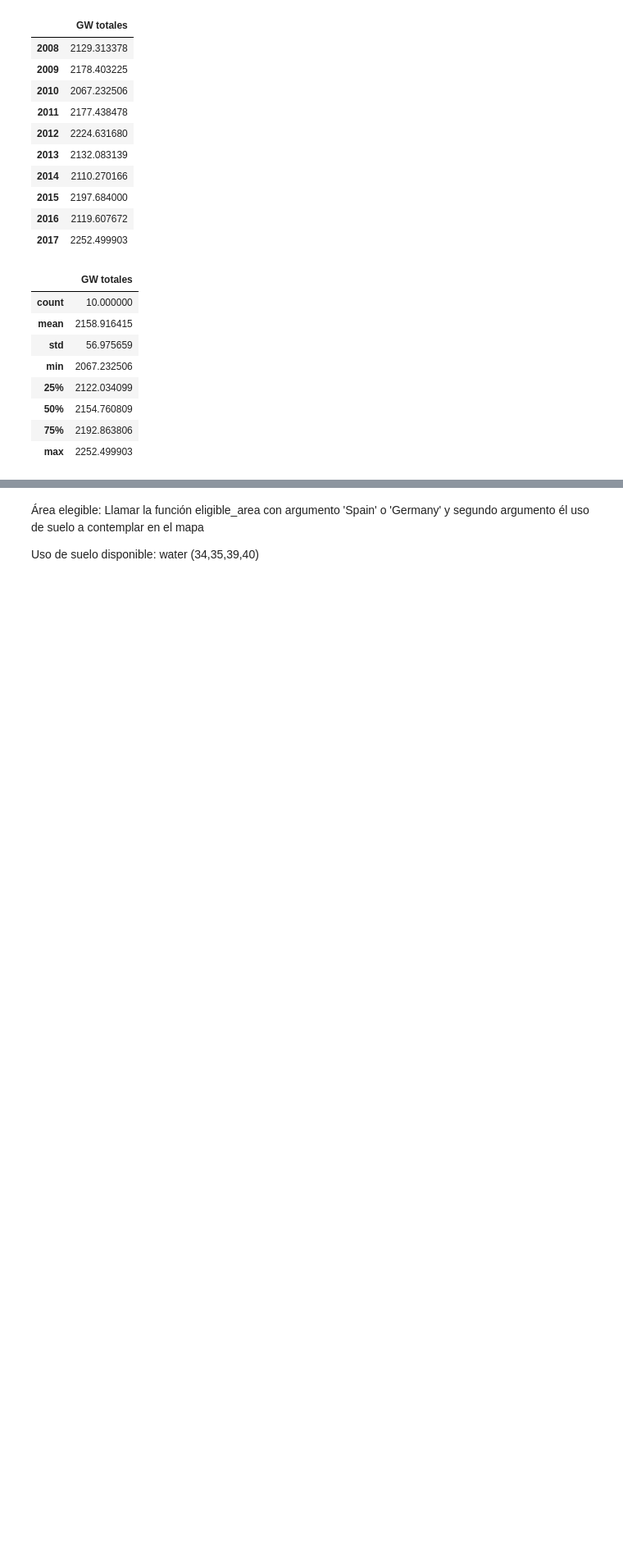
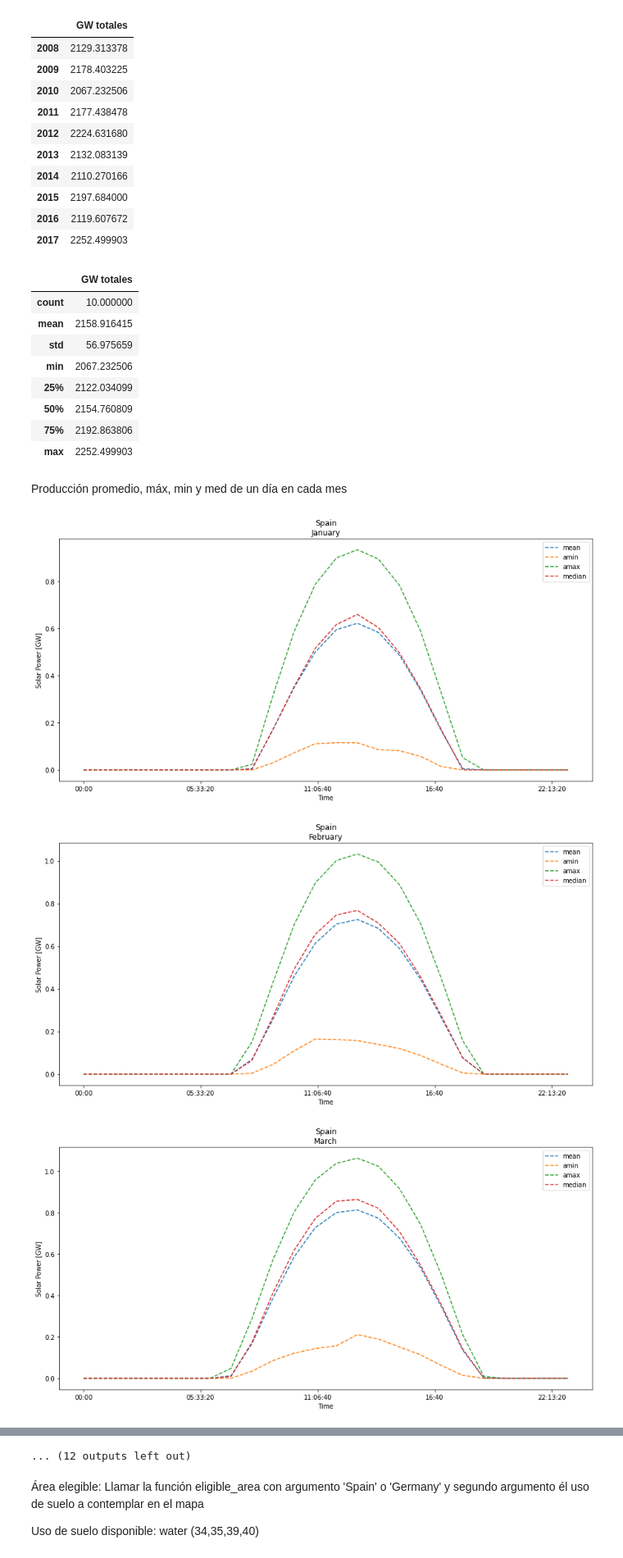
Before and after one commit to roberto-andrade22/PV_Parks_EU, a Jupyter notebook: Simulación.ipynb, the cells around one changed output, grey strips where cells are left out. Shown at 82% size. Saved outputs shown, nothing was run; the diff lists cells and outputs as text; code cells hidden in the pictures; blank space fills up the shorter version.

```diff
--- a/Simulación.ipynb
+++ b/Simulación.ipynb
@@ -42,9 +42,9 @@ Correr siguiente celda para integrar todos los datos en un único df
 # %% [markdown]
 Lectura del df único
 # %%
-import pandas as pd
-import datetime as dt
-df = pd.read_csv('../Archivos/Output/Combinado.csv',parse_dates=[0])
-df = df[(df['time'] < '2018-01-01')]
-df.set_index('time',inplace=True)
-df.index.drop_duplicates(keep=False)
+def leer():
+    df = pd.read_csv('../Archivos/Output/Combinado.csv',parse_dates=[0])
+    df = df[(df['time'] < '2018-01-01')]
+    df.set_index('time',inplace=True)
+    df.index.drop_duplicates(keep=False)
+    return (df)
@@ -64,3 +51,5 @@ DatetimeIndex(['2008-01-01 00:00:00', '2008-01-01 01:00:00',
+# %%
+df = leer()
 # %% [markdown]
 Modificación para graficar
 # %%
@@ -136,3 +125,27 @@ sumas.describe()
 | 50% | 2154.760809 |
 | 75% | 2192.863806 |
 | max | 2252.499903 |
+# %% [markdown]
+Producción promedio, máx, min y med de un día en cada mes
+# %%
+def Por_mes(Pais,Mes):
+    df = leer()
+    df['Month']=df.index.month
+    df['Time']=df.index.time
+    Country = df[[Pais,'Month','Time']]
+    mes = Country.loc[Country['Month']== Mes]
+    aux = mes.groupby('Time')
+    hora =aux[Pais].agg([np.mean,np.min,np.max,np.median])
+    import calendar
+    titulo = Pais+"\n"+str(calendar.month_name[Mes])
+    hora.plot(title = titulo,figsize=(15,7),ylabel='Solar Power [GW]', ls='--')
+    plt.show()
+    plt.close()
+# %%
+for pais in paises:
+    for month in list(df.index.month.unique()):
+        Por_mes(pais,month)
+# %% [output]
+[figure, added]
+[figure, added]
+[figure, added]
@@ -139,3 +161,4 @@ sumas.describe()
+... (12 outputs left out)
 # %% [markdown]
 Área elegible:
 Llamar la función eligible_area con argumento 'Spain' o 'Germany' y segundo argumento él uso de suelo a contemplar en el mapa
```
Also changed, not shown: parts of 6 cells of this notebook.
